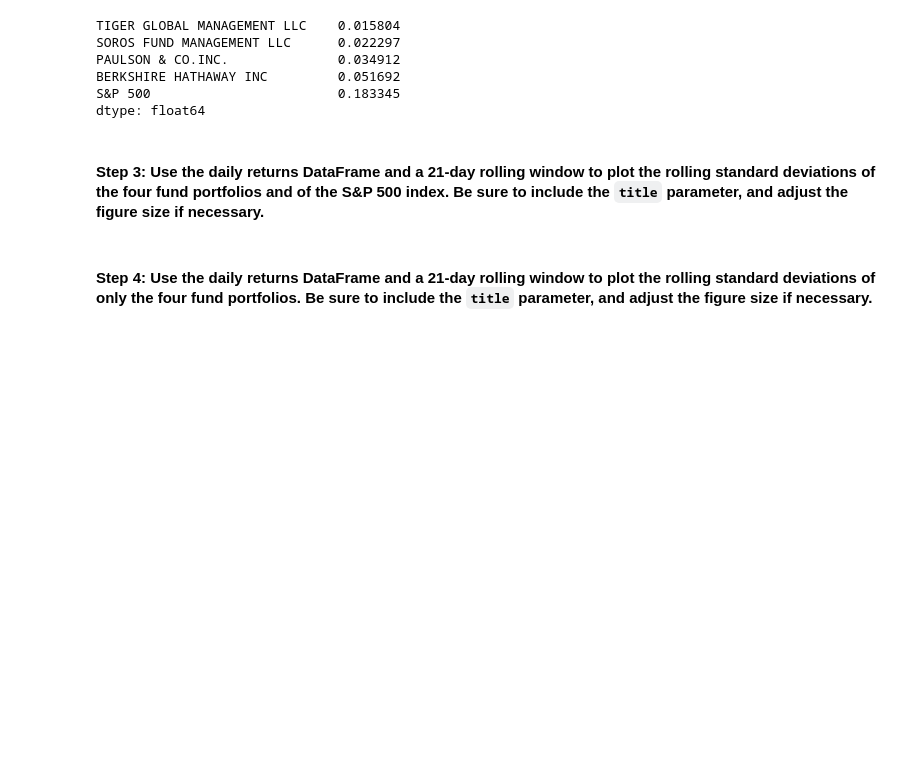
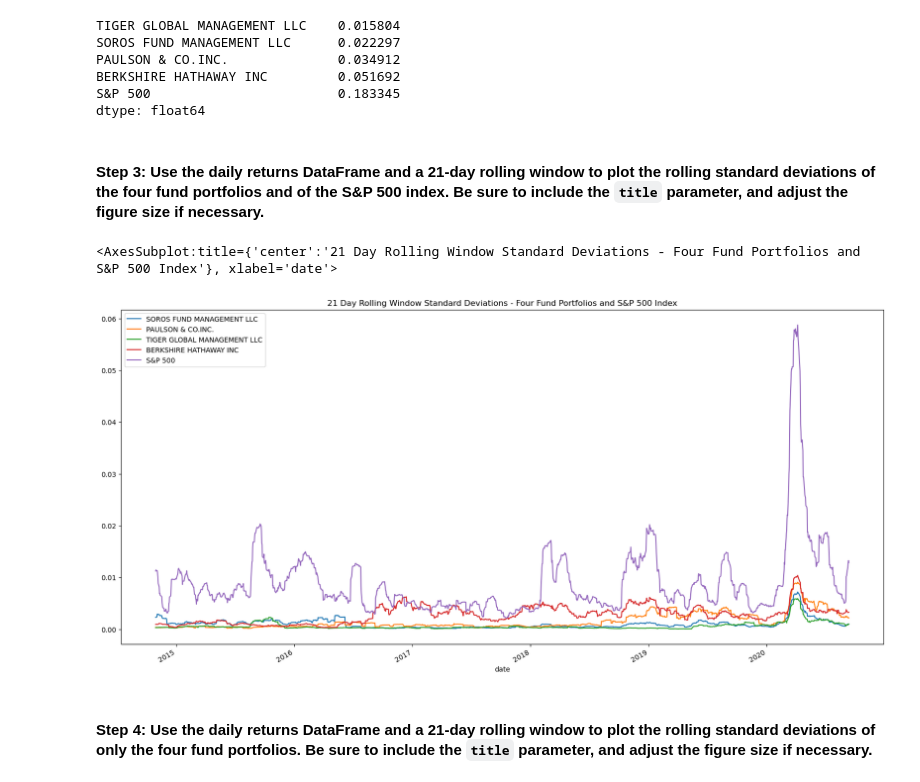
Before and after one commit to djohnst914/Risk_Analysis_Investment_Opportunities, a Jupyter notebook: risk_return_analysis.ipynb, the cells around one changed output. Cells and saved outputs as stored; diff of their text form; code cells hidden in the pictures; blank space fills up the shorter version.

Commit message:
21 day rolling standard deviations

```diff
--- a/risk_return_analysis.ipynb
+++ b/risk_return_analysis.ipynb
@@ -297,10 +298,12 @@ dtype: float64
 # %% [markdown]
 #### Step 3: Use the daily returns DataFrame and a 21-day rolling window to plot the rolling standard deviations of the four fund portfolios and of the S&P 500 index. Be sure to include the `title` parameter, and adjust the figure size if necessary.
 # %%
-# Using the daily returns DataFrame and a 21-day rolling window,
-# plot the rolling standard deviation of the 4 portfolios and the S&P 500
+# Using daily returns DataFrame and 21-day rolling window, plot rolling standard deviation of 4 portfolios and S&P 500
 # Include a title parameter and adjust the figure size
-# YOUR CODE HERE
+whale_navs_daily_returns_df.rolling(window=21).std().plot(figsize=(20,10), title="21 Day Rolling Window Standard Deviations - Four Fund Portfolios and S&P 500 Index")
+# %% [output]
+<AxesSubplot:title={'center':'21 Day Rolling Window Standard Deviations - Four Fund Portfolios and S&P 500 Index'}, xlabel='date'>
+[figure, added]
 # %% [markdown]
 #### Step 4: Use the daily returns DataFrame and a 21-day rolling window to plot the rolling standard deviations of only the four fund portfolios. Be sure to include the `title` parameter, and adjust the figure size if necessary.
 # %%
```
Also changed, not shown: parts of 4 cells of this notebook.
